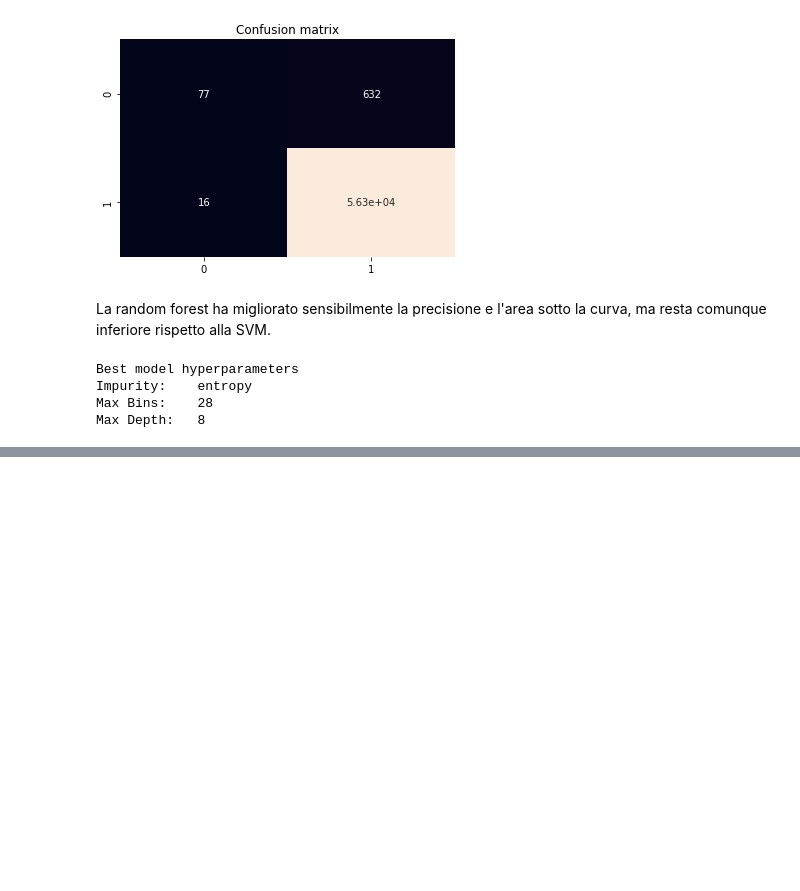
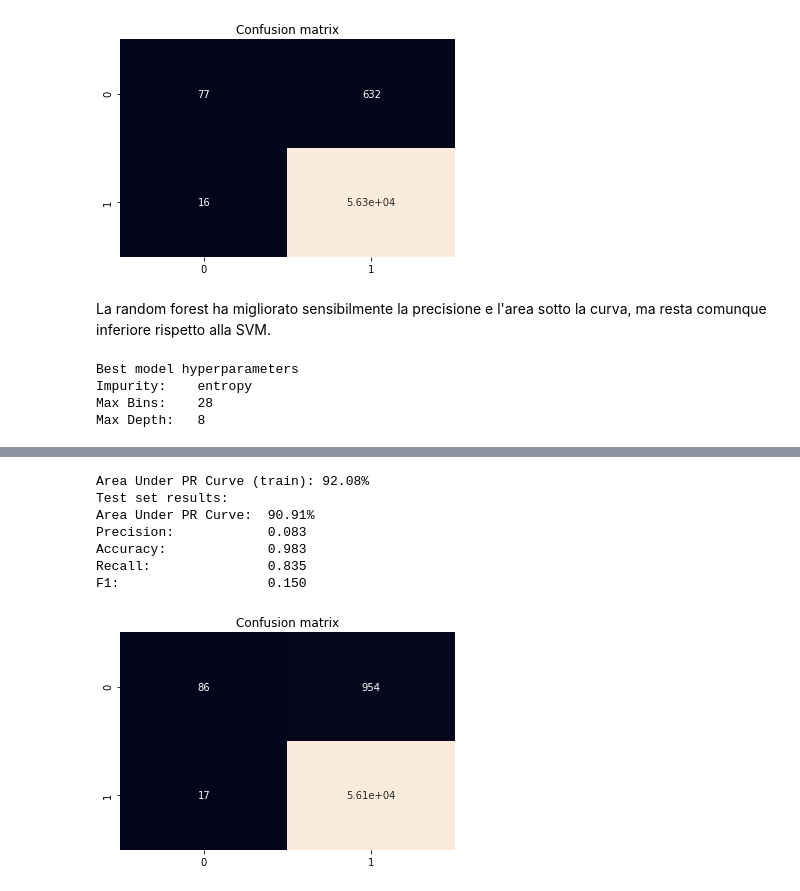
Before and after one commit to Andrea-Augello/Credit-Card-Fraud-Detection, a Jupyter notebook: CardFraud.ipynb, the cells around one changed output, grey strips where cells are left out. Drawn from its saved outputs; the diff is of its cells as text; code cells hidden in the pictures; blank space fills up the shorter version.

```diff
--- a/CardFraud.ipynb
+++ b/CardFraud.ipynb
@@ -1116,0 +1181,16 @@ Max Depth:   8
+# %%
+train, test = oversample_split(fraud, legit)
+train_labels = train.select("Class").toPandas().values.ravel()
+
+clf = GaussianNB().fit(train.select(chosen_cols).toPandas(),
+                       train_labels)
+evaluate_sklearn(clf, train, test, chosen_cols)
+# %% [output]
+Area Under PR Curve (train): 92.08%
+Test set results:
+Area Under PR Curve:  90.91%
+Precision:            0.083
+Accuracy:             0.983
+Recall:               0.835
+F1:                   0.150
+[figure, added]
```
Also changed, not shown: parts of 6 cells of this notebook.
